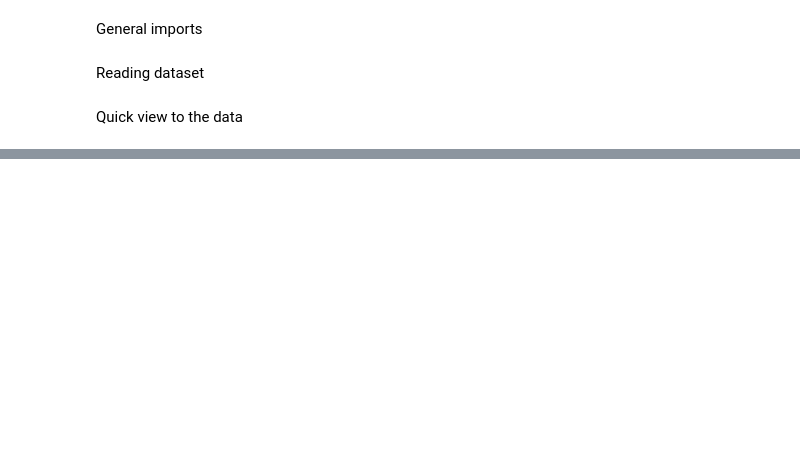
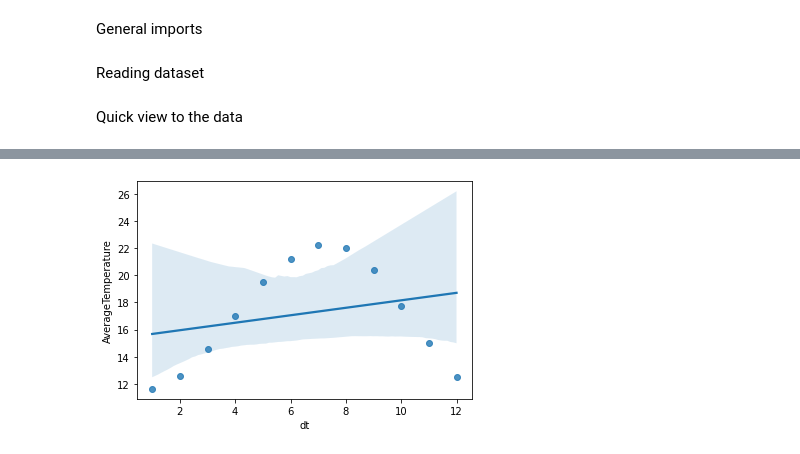
Before and after one commit to jurhs2000/data-science-lab2, a Jupyter notebook: lab2.ipynb, the cells around one changed output, grey strips where cells are left out. Saved outputs shown, nothing was run; the diff lists cells and outputs as text; code cells hidden in the pictures; blank space fills up the shorter version.

```diff
--- a/lab2.ipynb
+++ b/lab2.ipynb
@@ -5,6 +6,6 @@ import pandas as pd
 # %% [markdown]
 Reading dataset
 # %%
-data = pd.read_csv('GlobalLandTemperaturesByCountry.csv')
+df = pd.read_csv('GlobalLandTemperaturesByCountry.csv', parse_dates = ["dt"])
 # %% [markdown]
 Quick view to the data
@@ -19,0 +33,12 @@ data.head()
+# %%
+df['dt'] = pd.to_datetime(df['dt'])
+# monthlyDF = df.groupby(df['dt'].dt.strftime('%m'))['AverageTemperature'].mean().sort_values().reset_index(name='AverageTemperature')
+# monthlyDF
+monthlyDF = monthlyDF.sort_values('dt')
+monthlyDF.rename(columns={0 : 'AverageTemperature'}, inplace=True)
+monthlyDF['AverageTemperature'] = monthlyDF['AverageTemperature'].apply(lambda x: float(x))
+monthlyDF['dt'] = monthlyDF['dt'].apply(lambda x: float(x))
+sns.regplot(x=monthlyDF["dt"], y=monthlyDF["AverageTemperature"])
+plt.show()
+# %% [output]
+[figure, added]
```
Also changed, not shown: parts of 7 cells of this notebook, 1 other file.
